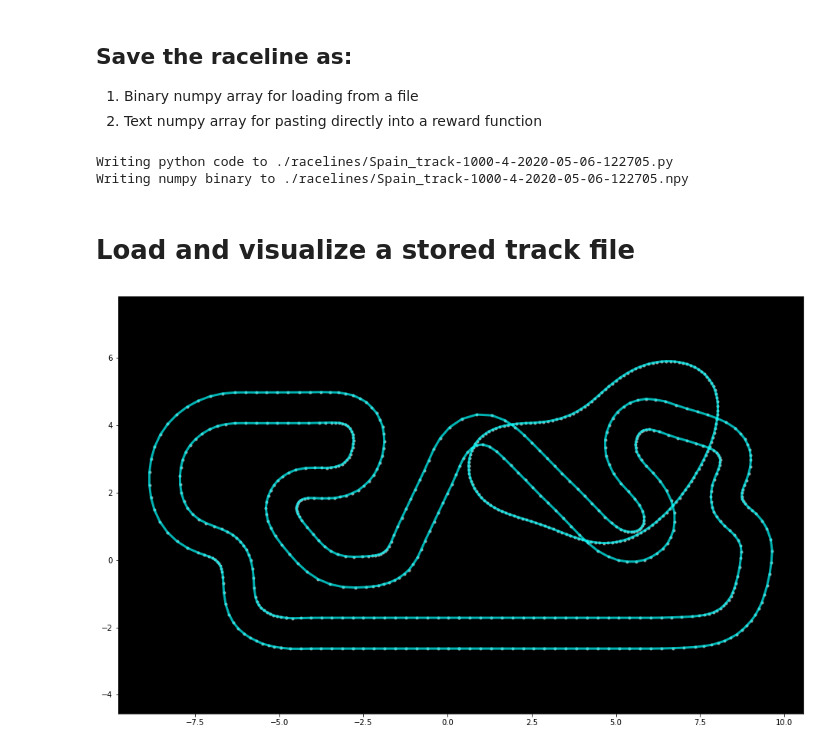
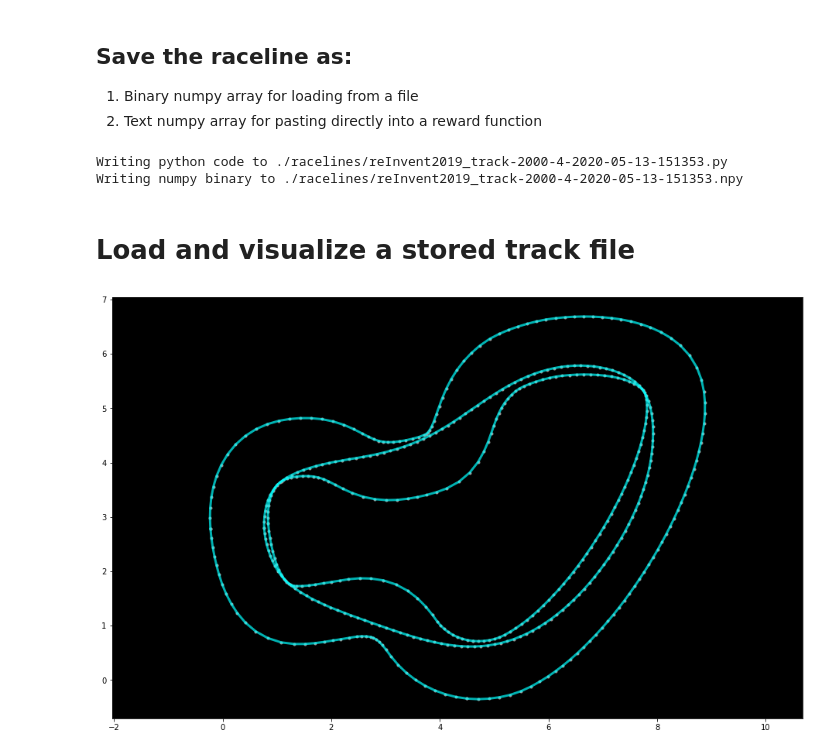
Before and after one commit to nalbam/deepracer-k1999-race-lines, a Jupyter notebook: Race-Line-Calculation.ipynb, the cells around one changed output. Saved outputs shown, nothing was run; the diff lists cells and outputs as text; code cells hidden in the pictures.

```diff
--- a/Race-Line-Calculation.ipynb
+++ b/Race-Line-Calculation.ipynb
@@ -39,7 +41,7 @@ available_track_names
  'London_Loop_Train']
 # %%
 # Replace the name here with the track to analyze
-TRACK_NAME = 'Spain_track'
+TRACK_NAME = 'reInvent2019_track'
 
 # Load the center, inner, outer waypoints
 waypoints = np.load("./tracks/%s.npy" % TRACK_NAME)
@@ -142,7 +144,7 @@ XI_ITERATIONS=4
 
 # Number of times to scan the entire race track to iterate
 # 500 will get a good start, 1500 will be closer to optimal result
-LINE_ITERATIONS=1000
+LINE_ITERATIONS=2000
 
 def improve_race_line(old_line, inner_border, outer_border):
     '''Use gradient descent, inspired by K1999, to find the racing line'''
@@ -264,20 +267,20 @@ with open(py_fname, "w") as file:
 print("Writing numpy binary to %s" % npy_fname)
 np.save(npy_fname, loop_race_line)
 # %% [output]
-Writing python code to ./racelines/Spain_track-1000-4-2020-05-06-122705.py
-Writing numpy binary to ./racelines/Spain_track-1000-4-2020-05-06-122705.npy
+Writing python code to ./racelines/reInvent2019_track-2000-4-2020-05-13-151353.py
+Writing numpy binary to ./racelines/reInvent2019_track-2000-4-2020-05-13-151353.npy
 # %% [markdown]
 # Load and visualize a stored track file
 # %%
 from numpy import array
 
-fname = './racelines/reInvent2019_track-1000-4-2019-11-09-113228.py'
+fname = './racelines/reInvent2019_track-1500-4-2020-05-13-143733.py'
 with open(fname, "r") as file:
     deserialized = eval(file.read())
 deserialized
 fig = plt.figure(1, figsize=(16, 10))
 ax = fig.add_subplot(111, facecolor='black')
 plt.axis('equal')
 print_border(ax, deserialized, inner_border, outer_border)
 # %% [output]
-[figure, old version]
+[figure, new version]
```
Also changed, not shown: parts of 5 cells of this notebook, 6 other files.
